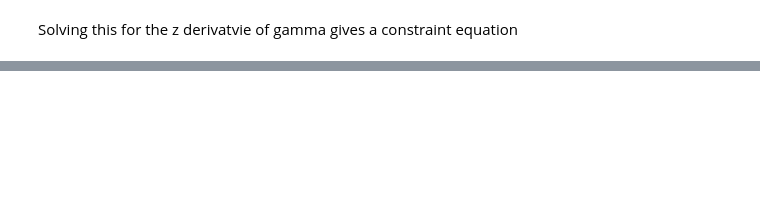
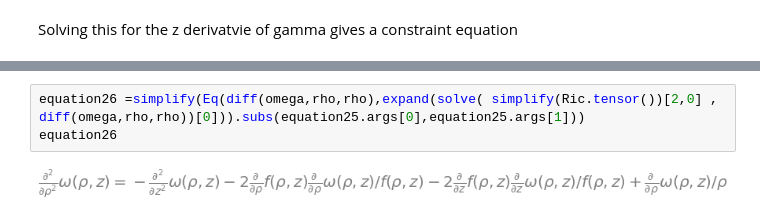
Before and after one commit to GeoffCope/General_Relativity_Python, a Jupyter notebook: Deconstructing_Frame_Dragging_by_Herrera.ipynb, the cells around one changed output, grey strips where cells are left out. Drawn from its saved outputs; the diff is of its cells as text; blank space fills up the shorter version.

```diff
--- a/Deconstructing_Frame_Dragging_by_Herrera.ipynb
+++ b/Deconstructing_Frame_Dragging_by_Herrera.ipynb
@@ -156,0 +182,5 @@ NameError: name 'Ric' is not defined
+# %%
+equation26 =simplify(Eq(diff(omega,rho,rho),expand(solve( simplify(Ric.tensor())[2,0] , diff(omega,rho,rho))[0])).subs(equation25.args[0],equation25.args[1]))
+equation26
+# %% [output]
+[figure, added]
```
Also changed, not shown: parts of 10 cells of this notebook, 11 other files.
